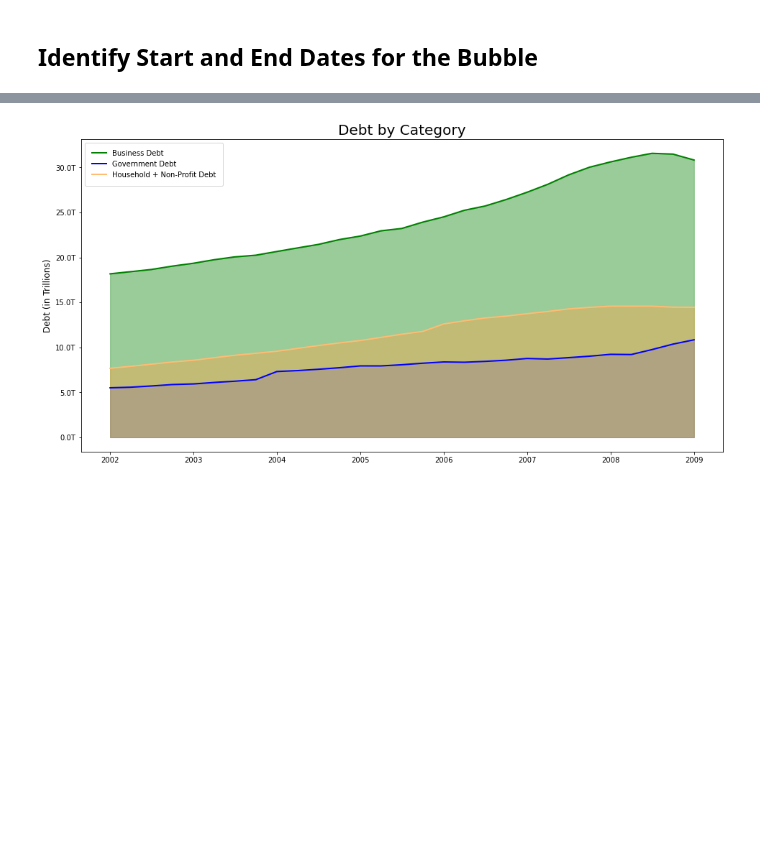
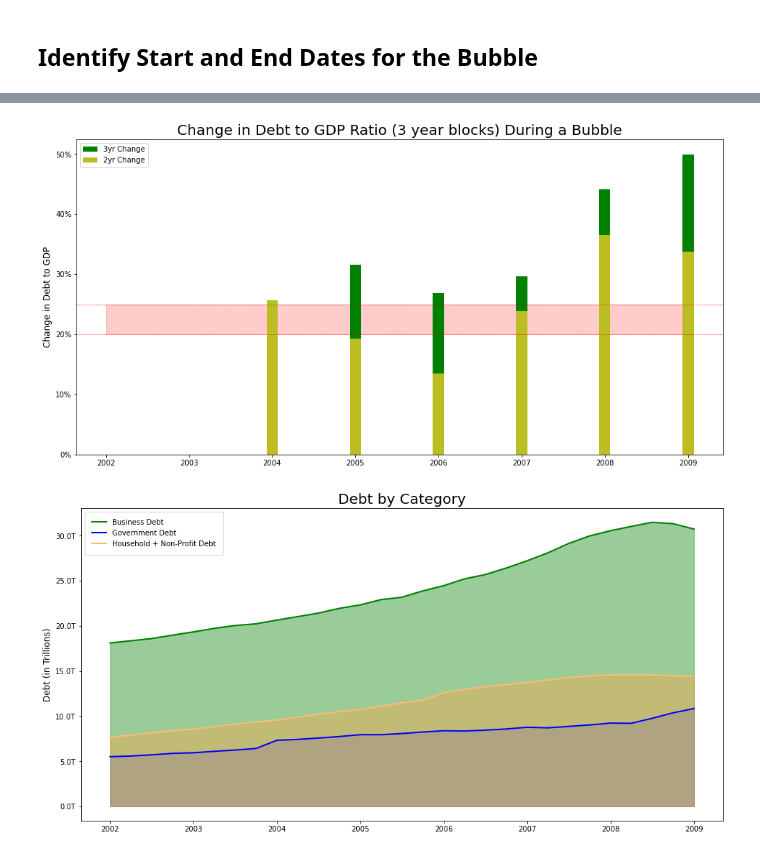
Before and after one commit to bridaniels/Principles_NavigatingBigDebtCrises, a Jupyter notebook: Part1/deflationDebtCycle/02_bubble.ipynb, the cells around one changed output, grey strips where cells are left out. Saved outputs shown, nothing was run; the diff lists cells and outputs as text; code cells hidden in the pictures; blank space fills up the shorter version.

Commit message:
finished bubble code

```diff
--- a/Part1/deflationDebtCycle/02_bubble.ipynb
+++ b/Part1/deflationDebtCycle/02_bubble.ipynb
@@ -27,3 +29,8 @@ bub_08.plot_debt_to_gdp()
+# %%
+# Debt to GDP Change in 2-3 Year Blocks
+bub_08.plot_bubble_debt_to_gdp()
+# %% [output]
+[figure, added]
 # %%
 # Deby by Category
 bub_08.plot_category_debt()
```
Also changed, not shown: parts of 3 cells of this notebook, 3 other files.
